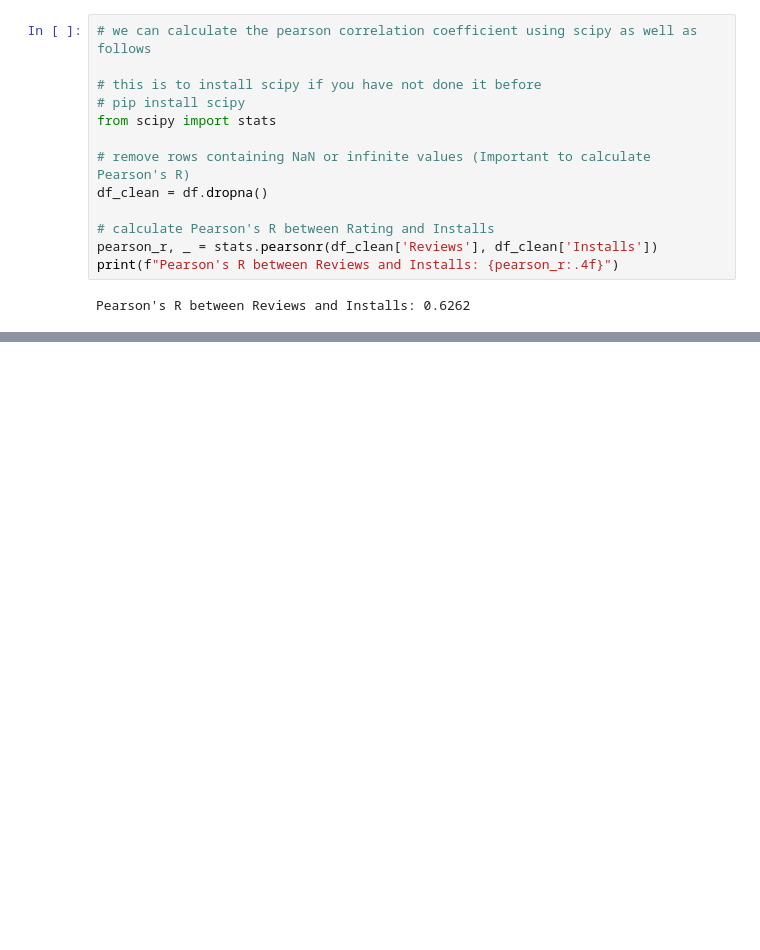
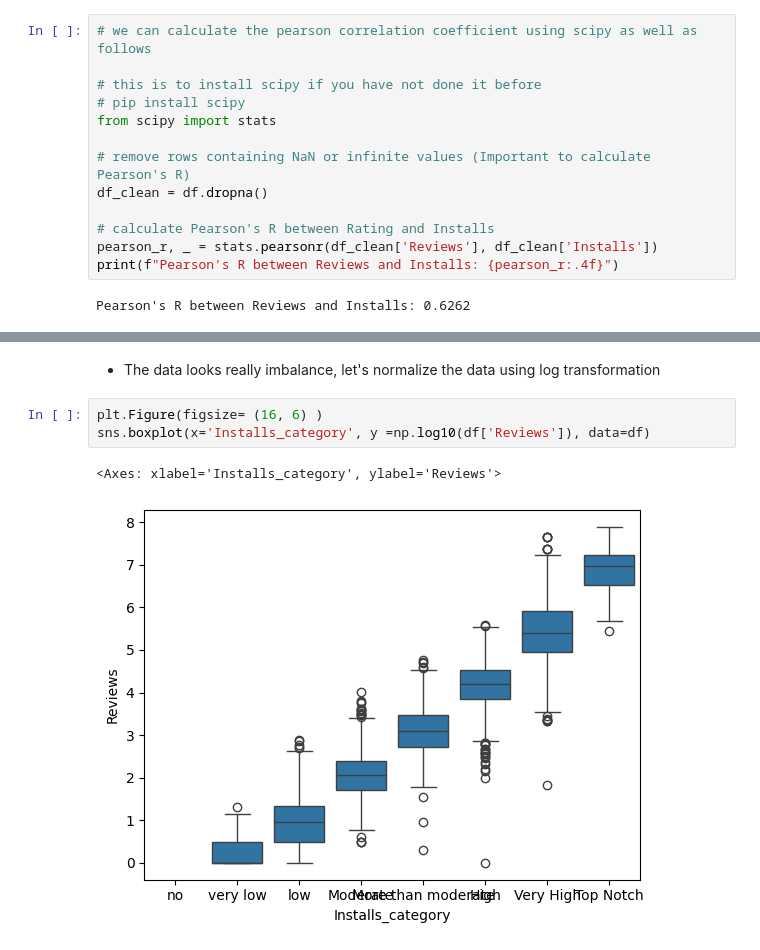
Before and after one commit to Engineer-asim/Data-Science-projects, a Jupyter notebook: googleplaystoreapp_data_analysis.ipynb, the cells around one changed output, grey strips where cells are left out. Cells and saved outputs as stored; diff of their text form; blank space fills up the shorter version.

```diff
--- a/googleplaystoreapp_data_analysis.ipynb
+++ b/googleplaystoreapp_data_analysis.ipynb
@@ -508,0 +657,8 @@ Pearson's R between Reviews and Installs: 0.6262
+# %% [markdown]
+*   The data looks really imbalance, let's normalize the data using log transformation
+# %%
+plt.Figure(figsize= (16, 6) )
+sns.boxplot(x='Installs_category', y =np.log10(df['Reviews']), data=df)
+# %% [output]
+<Axes: xlabel='Installs_category', ylabel='Reviews'>
+[figure, added]
```
Also changed, not shown: parts of 37 cells of this notebook.
